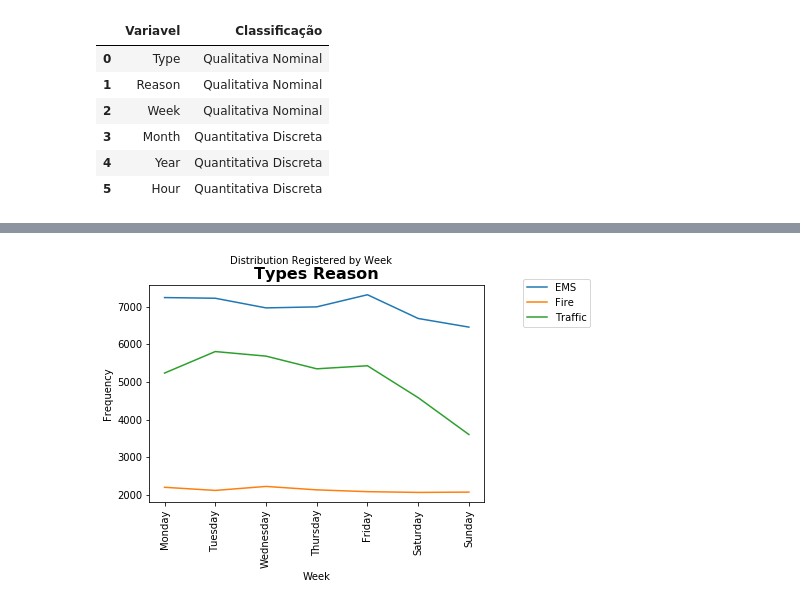
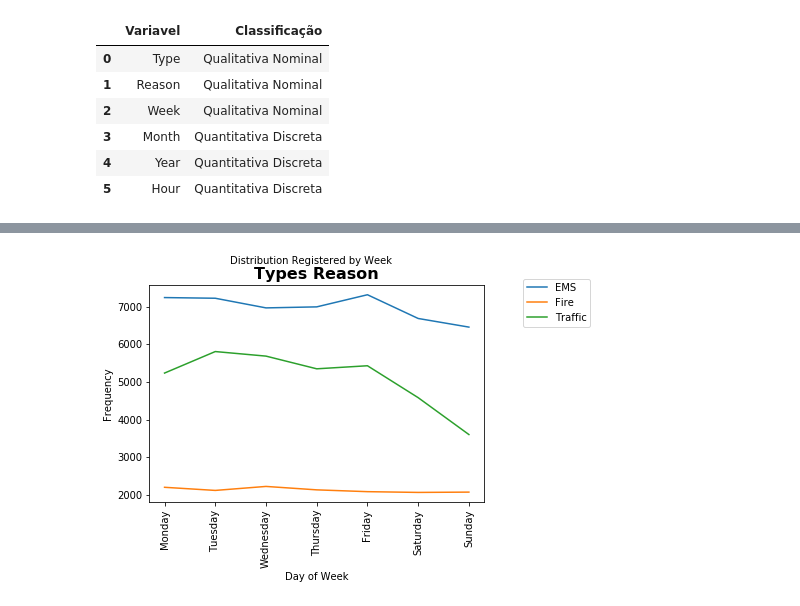
Before and after one commit to aabrantes/datascience, a Jupyter notebook: Trabalho_Apresentação.ipynb, the cells around one changed output, grey strips where cells are left out. Drawn from its saved outputs; the diff is of its cells as text; code cells hidden in the pictures.

Commit message:
modificado a forma de visualizar os graficos

```diff
--- a/Trabalho_Apresentação.ipynb
+++ b/Trabalho_Apresentação.ipynb
@@ -153,28 +157,28 @@ histogramColors(data = df[df['Type'] == 'Traffic']['Hour'],
 # %%
 def plotLine(X, Y, Z, x_label, y_label, title, suptitle, row_labels):
     _, ax = plt.subplots()
 
     ax.plot(X, label="EMS")
     ax.plot(Y, label="Fire")
     ax.plot(Z, label="Traffic")
 
     ax.legend(loc='best')
     ax.legend(bbox_to_anchor=(1.1, 1.05))
 
     ax.set_xlabel(x_label)
     ax.set_ylabel(y_label)
     ax.set_xticklabels(row_labels, rotation='vertical')
     ax.set_title(title, fontsize=16, fontweight='bold')
     plt.suptitle(suptitle, fontsize=10)
 
 # PlotLine Types Reason by Week
 plotLine(X = df[df['Type'] == 'EMS'].groupby(['Week']).size(),
          Y = df[df['Type'] == 'Fire'].groupby(['Week']).size(),
          Z = df[df['Type'] == 'Traffic'].groupby(['Week']).size(),
-         x_label = "Week",
+         x_label = "Day of Week",
          y_label = 'Frequency',
          title = 'Types Reason',
          suptitle = 'Distribution Registered by Week',
          row_labels = ['','Monday','Tuesday','Wednesday','Thursday','Friday','Saturday','Sunday'])
 # %% [output]
-[figure, old version]
+[figure, new version]
```
Also changed, not shown: parts of 5 cells of this notebook.
